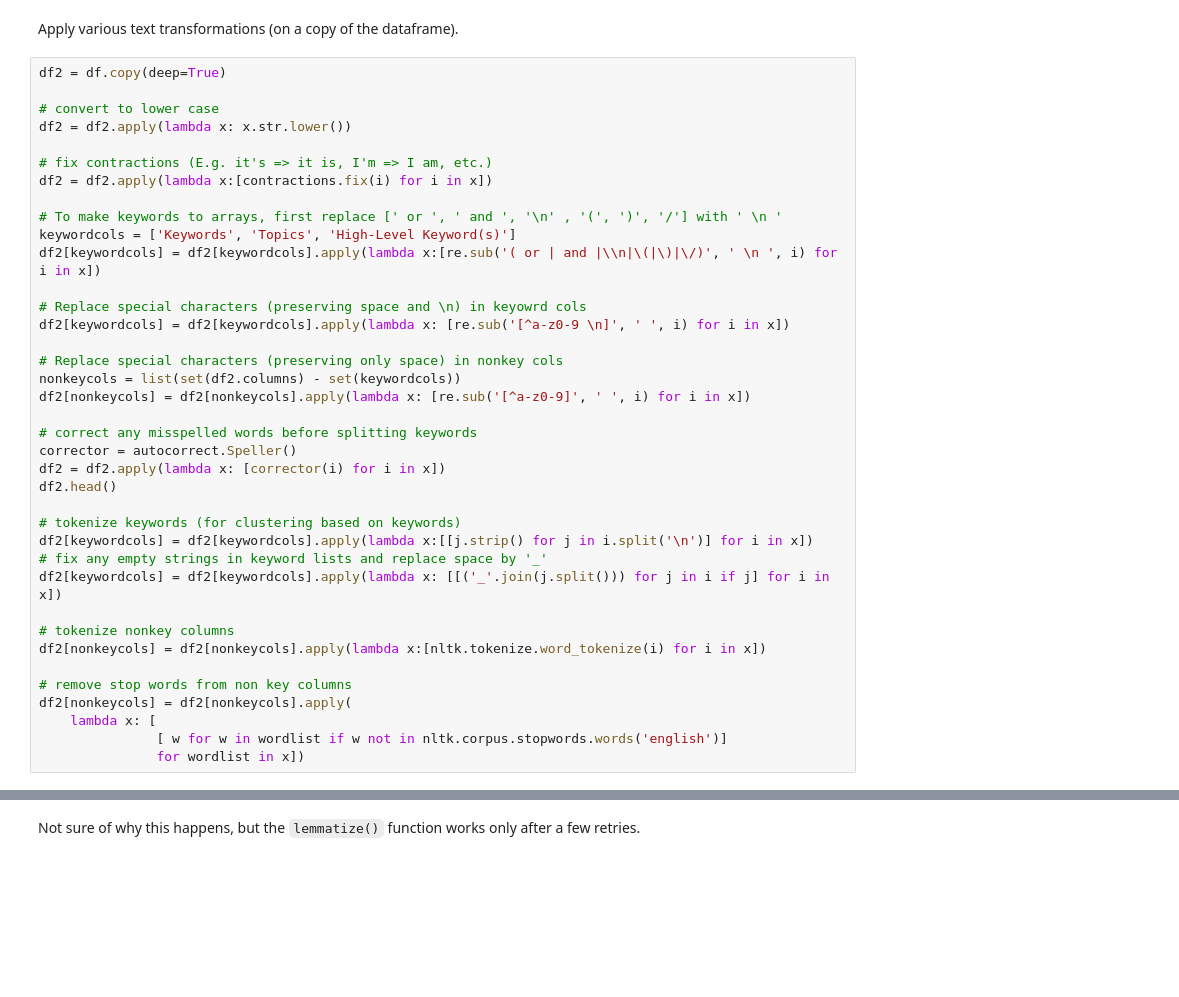
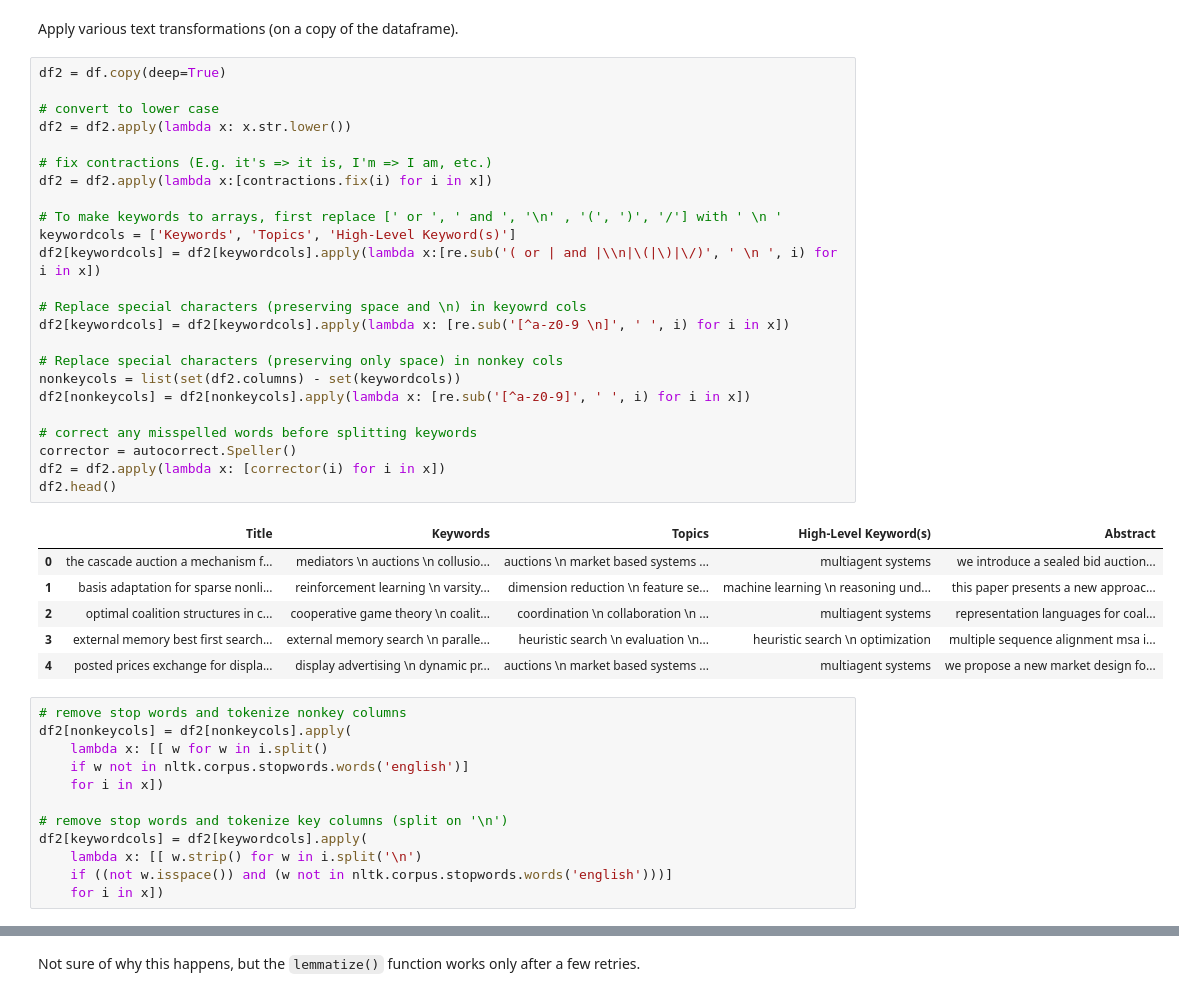
Before and after one commit to jincy-p-janardhanan/Text-Clustering, a Jupyter notebook: Text_Clustering.ipynb, the cells around one changed output, grey strips where cells are left out. Saved outputs shown, nothing was run; the diff lists cells and outputs as text; blank space fills up the shorter version.

```diff
--- a/Text_Clustering.ipynb
+++ b/Text_Clustering.ipynb
@@ -75,38 +75,43 @@ Apply various text transformations (on a copy of the dataframe).
 # %%
 df2 = df.copy(deep=True)
 
 # convert to lower case
 df2 = df2.apply(lambda x: x.str.lower())
 
 # fix contractions (E.g. it's => it is, I'm => I am, etc.)
 df2 = df2.apply(lambda x:[contractions.fix(i) for i in x])
 
 # To make keywords to arrays, first replace [' or ', ' and ', '\n' , '(', ')', '/'] with ' \n '
 keywordcols = ['Keywords', 'Topics', 'High-Level Keyword(s)']
 df2[keywordcols] = df2[keywordcols].apply(lambda x:[re.sub('( or | and |\\n|\(|\)|\/)', ' \n ', i) for i in x])
 
 # Replace special characters (preserving space and \n) in keyowrd cols
 df2[keywordcols] = df2[keywordcols].apply(lambda x: [re.sub('[^a-z0-9 \n]', ' ', i) for i in x])
 
 # Replace special characters (preserving only space) in nonkey cols
 nonkeycols = list(set(df2.columns) - set(keywordcols))
 df2[nonkeycols] = df2[nonkeycols].apply(lambda x: [re.sub('[^a-z0-9]', ' ', i) for i in x])
 
 # correct any misspelled words before splitting keywords
 corrector = autocorrect.Speller()
 df2 = df2.apply(lambda x: [corrector(i) for i in x])
 df2.head()
-
-# tokenize keywords (for clustering based on keywords)
-df2[keywordcols] = df2[keywordcols].apply(lambda x:[[j.strip() for j in i.split('\n')] for i in x])
-# fix any empty strings in keyword lists and replace space by '_'
-df2[keywordcols] = df2[keywordcols].apply(lambda x: [[('_'.join(j.split())) for j in i if j] for i in x])
-
-# tokenize nonkey columns
-df2[nonkeycols] = df2[nonkeycols].apply(lambda x:[nltk.tokenize.word_tokenize(i) for i in x])
-
-# remove stop words from non key columns
-df2[nonkeycols] = df2[nonkeycols].apply(
-    lambda x: [
-               [ w for w in wordlist if w not in nltk.corpus.stopwords.words('english')]
-               for wordlist in x])
+# %% [output]
+|  | Title | Keywords | Topics | High-Level Keyword(s) | Abstract |
+| 0 | the cascade auction a mechanism f... | mediators \n auctions \n collusio... | auctions \n market based systems ... | multiagent systems | we introduce a sealed bid auction... |
+| 1 | basis adaptation for sparse nonli... | reinforcement learning \n varsity... | dimension reduction \n feature se... | machine learning \n reasoning und... | this paper presents a new approac... |
+| 2 | optimal coalition structures in c... | cooperative game theory \n coalit... | coordination \n collaboration \n ... | multiagent systems | representation languages for coal... |
+| 3 | external memory best first search... | external memory search \n paralle... | heuristic search \n evaluation \n... | heuristic search \n optimization | multiple sequence alignment msa i... |
+| 4 | posted prices exchange for displa... | display advertising \n dynamic pr... | auctions \n market based systems ... | multiagent systems | we propose a new market design fo... |
+# %%
+# remove stop words and tokenize nonkey columns
+df2[nonkeycols] = df2[nonkeycols].apply(
+    lambda x: [[ w for w in i.split()
+    if w not in nltk.corpus.stopwords.words('english')]
+    for i in x])
+
+# remove stop words and tokenize key columns (split on '\n')
+df2[keywordcols] = df2[keywordcols].apply(
+    lambda x: [[ w.strip() for w in i.split('\n')
+    if ((not w.isspace()) and (w not in nltk.corpus.stopwords.words('english')))]
+    for i in x])
```
Also changed, not shown: parts of 12 cells of this notebook.
